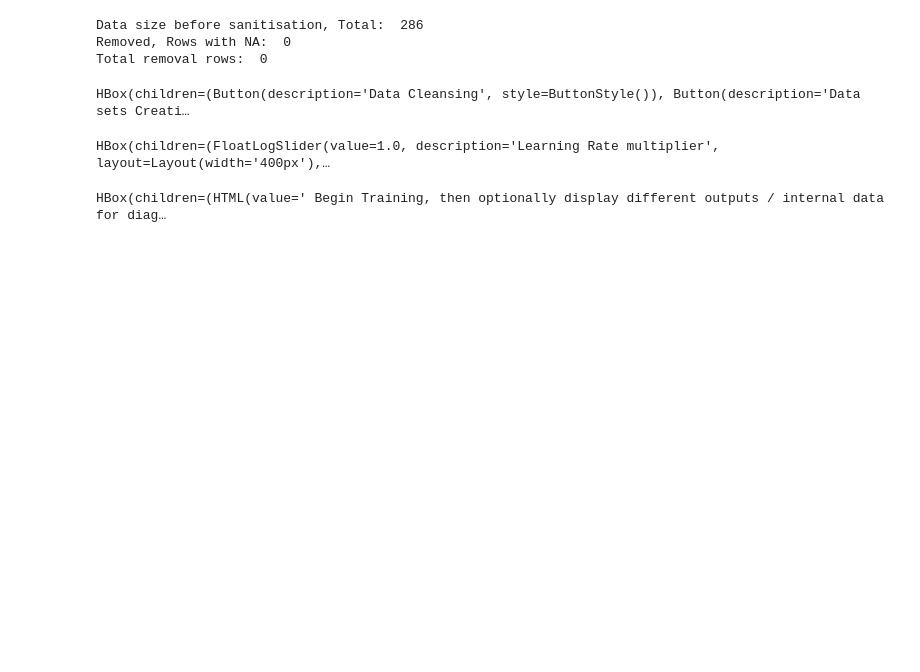
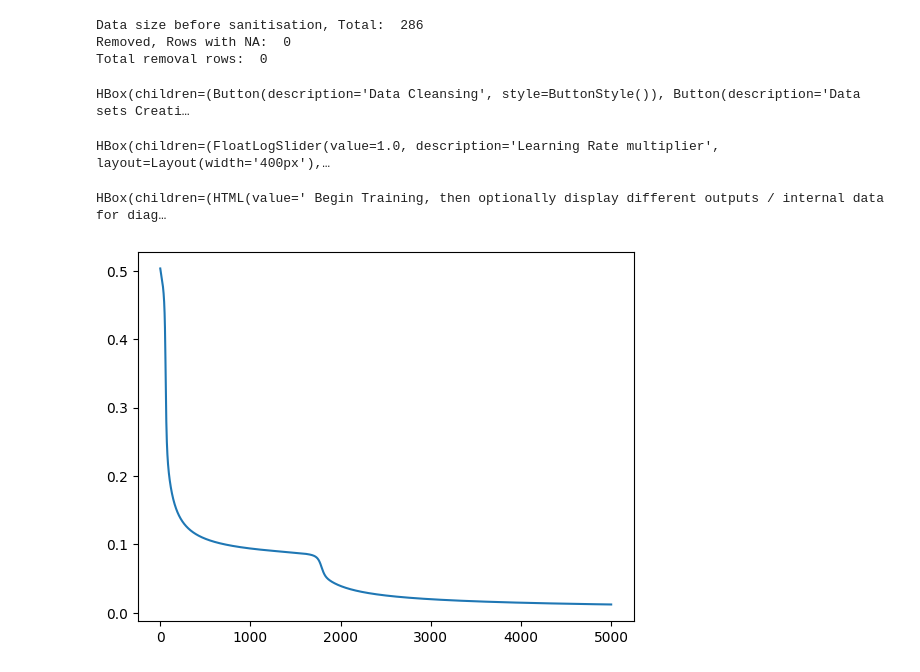
Before and after one commit to GearUpp/Breast-Cancer-Nural-Net, a Jupyter notebook: Main.ipynb, the cells around one changed output. Saved outputs shown, nothing was run; the diff lists cells and outputs as text; code cells hidden in the pictures; blank space fills up the shorter version.

```diff
--- a/Main.ipynb
+++ b/Main.ipynb
@@ -70,13 +70,17 @@ weight2_multiplier_slider = widget.FloatLogSlider(
 pd.set_option('future.no_silent_downcasting', True)
 pd.options.mode.copy_on_write = True
 
-data = pd.DataFrame( pd.read_excel('./breast-cancer.xls') )  # Data Import from local/ Drive file
-original_data = data
-
-global predictiontable, weight1, weight2,X,Y
+global predictiontable, weight1, weight2,X,Y,data
 learning_rate = 0.01
 error = []
 Log = widget.Output()
+
+
+data = pd.DataFrame( pd.read_excel('./breast-cancer.xls') )  # Data Import from local/ Drive file
+original_data = data.copy()
+
+
+
 
 ################# Data sanitisation #################
 try:
@@ -92,7 +96,6 @@ def data_cleancing(b):
 
     global data,numeric_Translation_Menopause,numeric_Translation_NodeCaps,numeric_Translation_Breast,numeric_Translation_irradiat,numeric_Translation_Class
     try:
-
         for x in data.index:
             if re.search( r"^[0-9]{1,2}-[0-9]{1,2}$",  str(data.loc[x, "age"]) ) is None and not ( re.search( r"^[0-9]{1,2}$",  str(data.loc[x, "age"])is None) ): #Using RegEx to confirm age pattern is not "XX-XX" / "X-XX" and not "XX"
                 data.drop(index=x, inplace=True)
@@ -113,8 +116,6 @@ def data_cleancing(b):
 
             #Force only standard answer for this query, Yes / Recurence will = Recurrence-event, anything with no / non = Non-recurrence-event
             elif re.search(r"(non|no|recurrence|Yes)", str(data.loc[x, "Class"]), re.IGNORECASE) is None:
-                data.loc[x, "Class"] = "Non-recurrence-event"
-            if re.search(r"(non|no)", str(data.loc[x, "Class"]), re.IGNORECASE) :
                 data.loc[x, "Class"] = "Non-recurrence-event"
             else:
                 data.loc[x, "Class"] = "Recurrence-event"
@@ -144,10 +145,18 @@ def data_cleancing(b):
 
         data = data[['age', 'menopause', 'tumor-size', 'inv-nodes','node-caps','deg-malig','breast','breast-quad','irradiat','Class']].apply(lambda e: (e - e.min()) / (e.max() - e.min()))
         status_Widget.value += '--------Completed without issue--------\n'
-    except:
-        status_Widget.value += '--------Failed to complete database formatting--------\n'
+    except IndexError as Ie:
+        status_Widget.value += f'--------Training_data_sets Creation failed {Ie}--------\n'
+    except ValueError as Ve:
+        status_Widget.value += f'--------Training_data_sets Creation failed {Ve}--------\n'
+    except TypeError as Te:
+        status_Widget.value += f'--------Training_data_sets Creation failed {Te}--------\n'
+    except Exception as Ex:
 
-data_cleancing
+        status_Widget.value += f'--------Failed to complete database formatting -> {Ex}--------\n'
+        status_Widget.value = Ex
+
+
 data.reset_index(drop=True, inplace=True)  # Re indexes entire dataframe to fix deleted rows
 print("Total removal rows: " , total_rows - len(data))
 ################# Data sanitisation #################
@@ -227,12 +236,15 @@ def data_sets_creation(b):
         targets = [[1,0],[0,1]]
         Y = np.array([targets[int(z[0])]  for z in Training_Data.values[:,8:9]])
         status_Widget.value += '--------Completed without issue--------\n'
-    except IndexError:
-        status_Widget.value += '--------Training_data_sets Creation failed IndexError--------\n'
-    except ValueError:
-        status_Widget.value += '--------Training_data_sets Creation failed ValueError--------\n'
-    except TypeError:
-        status_Widget.value += '--------Training_data_sets Creation failed TypeError--------\n'
+    except IndexError as Ie:
+        status_Widget.value += f'--------Creating Data sets Creation failed {Ie}--------\n'
+    except ValueError as Ve:
+        status_Widget.value += f'--------Creating Data sets Creation failed {Ve}--------\n'
+    except TypeError as Te:
+        status_Widget.value += f'--------Creating Data sets Creation failed {Te}--------\n'
+    except Exception as Ex:
+        status_Widget.value += f'--------Failed to complete Creating Data sets -> {Ex}--------\n'
+
 ################# Testing Data Seperation / Masking #################
 
 ################# Backpropagating data creation #################
@@ -415,33 +427,34 @@ def observer(change):
         if widget_Name == "weight1_multiplier_slider":
             weight1_multiplier = weight1_multiplier_slider.value
         elif widget_Name == "weight2_multiplier_slider":
             weight2_multiplier = weight2_multiplier_slider.value
         elif widget_Name == "training_rate_set":
             learning_rate = training_rate_set
 
     except:
         status_Widget.value += "--------Failed to follow through with user input--------\n"
 
 
 Incoming_Sanatisation.on_click(data_cleancing)
 Data_sets_Creation.on_click(data_sets_creation)
 Training_trigger_button.on_click(train)
 Weight_Generator.on_click(weight_creation)
 weight1_multiplier_slider.observe(observer, names='value')
 weight2_multiplier_slider.observe(observer, names='value')
 training_rate_set.observe(observer, names='value')
 display(HBox([Incoming_Sanatisation, Data_sets_Creation, Training_trigger_button,  toggle_learning_graph_error]))
 display(HBox([training_rate_set,    weight2_multiplier_slider,  weight1_multiplier_slider ]), HBox([status_Widget   ]))
 data_cleancing(1)
 data_sets_creation(1)
 
-#weight_creation(1)
-#train(1)
-#draw_error_graph()
+weight_creation(1)
+train(1)
+draw_error_graph()
 # %% [output]
 Data size before sanitisation, Total:  286
 Removed, Rows with NA:  0
 Total removal rows:  0
 HBox(children=(Button(description='Data Cleansing', style=ButtonStyle()), Button(description='Data sets Creati…
 HBox(children=(FloatLogSlider(value=1.0, description='Learning Rate multiplier', layout=Layout(width='400px'),…
 HBox(children=(HTML(value=' Begin Training, then optionally display different outputs / internal data for diag…
+[figure, added]
```
